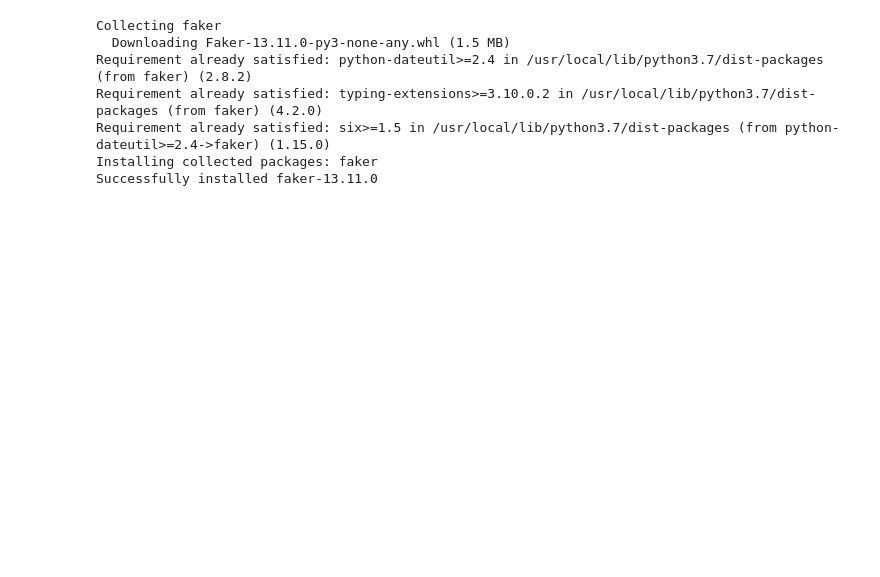
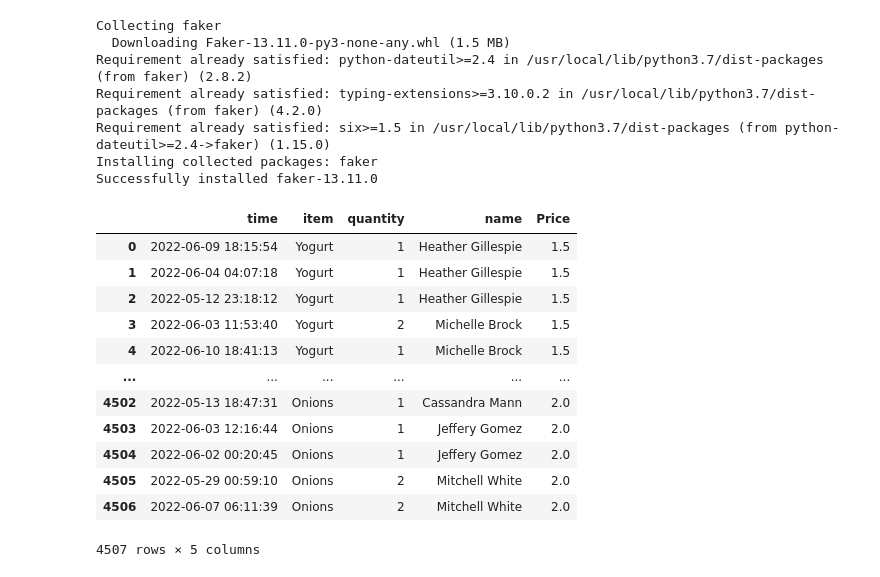
Before and after one commit to chetools/StemUnleashed, a Jupyter notebook: GroceryData.ipynb, the cells around one changed output. Cells and saved outputs as stored; diff of their text form; code cells hidden in the pictures; blank space fills up the shorter version.

```diff
--- a/GroceryData.ipynb
+++ b/GroceryData.ipynb
@@ -48,0 +50,16 @@ df_shopping=pd.concat(df_names)
+# %%
+df_withPrice
+# %% [output]
+|  | time | item | quantity | name | Price |
+| 0 | 2022-06-09 18:15:54 | Yogurt | 1 | Heather Gillespie | 1.5 |
+| 1 | 2022-06-04 04:07:18 | Yogurt | 1 | Heather Gillespie | 1.5 |
+| 2 | 2022-05-12 23:18:12 | Yogurt | 1 | Heather Gillespie | 1.5 |
+| 3 | 2022-06-03 11:53:40 | Yogurt | 2 | Michelle Brock | 1.5 |
+| 4 | 2022-06-10 18:41:13 | Yogurt | 1 | Michelle Brock | 1.5 |
+| ... | ... | ... | ... | ... | ... |
+| 4502 | 2022-05-13 18:47:31 | Onions | 1 | Cassandra Mann | 2.0 |
+| 4503 | 2022-06-03 12:16:44 | Onions | 1 | Jeffery Gomez | 2.0 |
+| 4504 | 2022-06-02 00:20:45 | Onions | 1 | Jeffery Gomez | 2.0 |
+| 4505 | 2022-05-29 00:59:10 | Onions | 2 | Mitchell White | 2.0 |
+| 4506 | 2022-06-07 06:11:39 | Onions | 2 | Mitchell White | 2.0 |
+4507 rows × 5 columns
```
Also changed, not shown: parts of 11 cells of this notebook.
